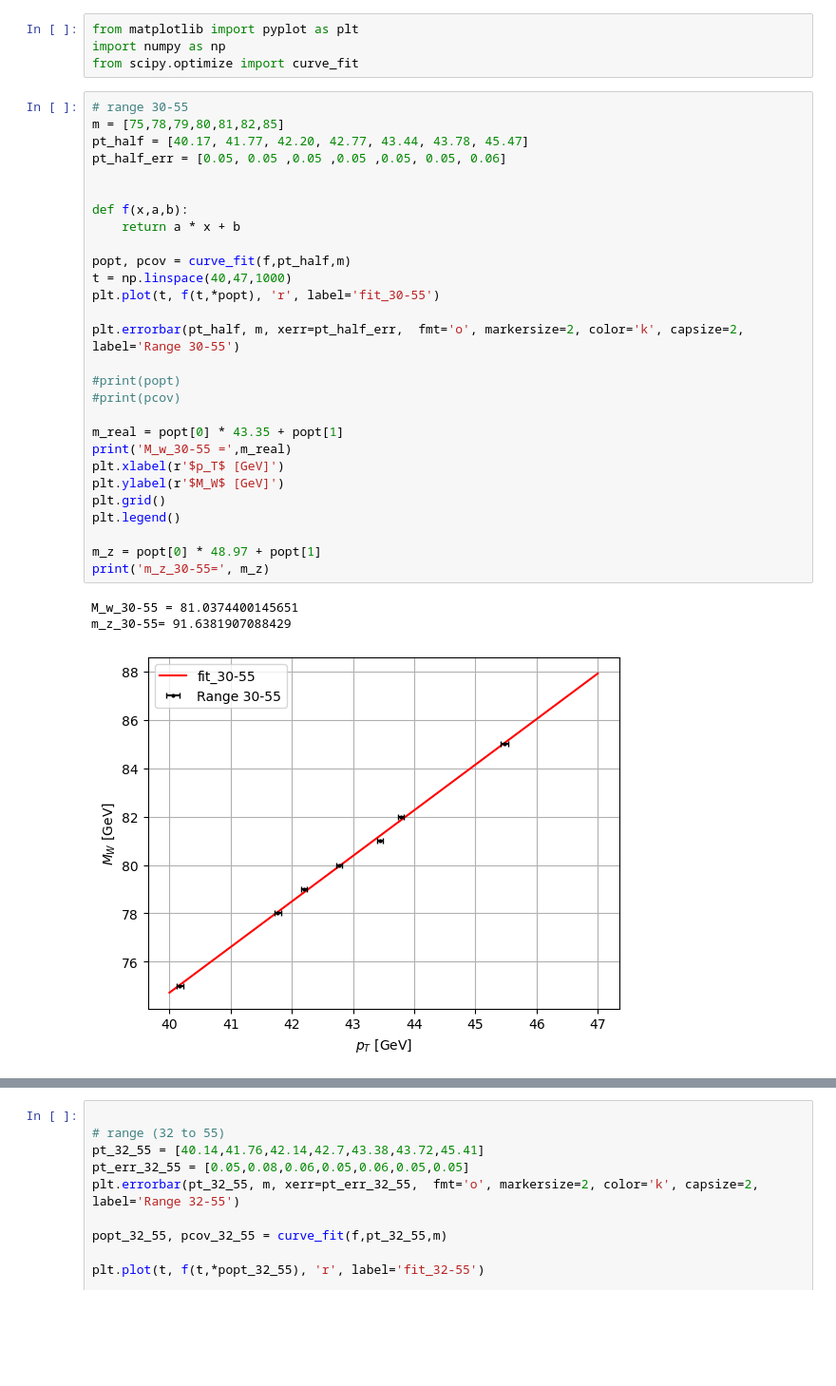
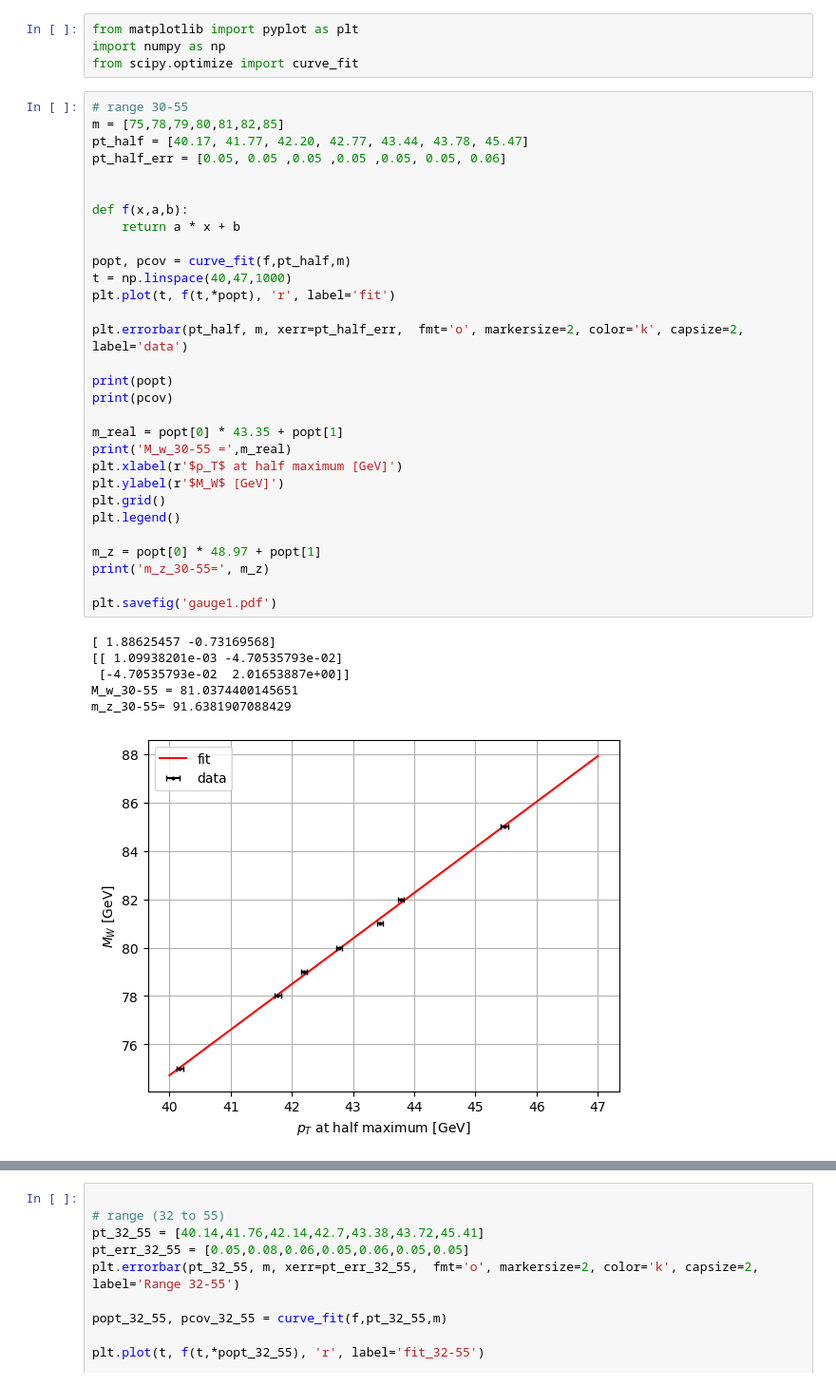
Before and after one commit to benjbrandt/E214, a Jupyter notebook: W_mass/w_mass.ipynb, the cells around one changed output, grey strips where cells are left out. Shown: that part at 95% size. Saved outputs shown, nothing was run; the diff lists cells and outputs as text; blank space fills up the shorter version.

```diff
--- a/W_mass/w_mass.ipynb
+++ b/W_mass/w_mass.ipynb
@@ -5,35 +5,40 @@ from scipy.optimize import curve_fit
 # %%
 # range 30-55
 m = [75,78,79,80,81,82,85]
 pt_half = [40.17, 41.77, 42.20, 42.77, 43.44, 43.78, 45.47]
 pt_half_err = [0.05, 0.05 ,0.05 ,0.05 ,0.05, 0.05, 0.06]
 
 
 def f(x,a,b):
     return a * x + b
 
 popt, pcov = curve_fit(f,pt_half,m)
 t = np.linspace(40,47,1000)
-plt.plot(t, f(t,*popt), 'r', label='fit_30-55')
+plt.plot(t, f(t,*popt), 'r', label='fit')
 
-plt.errorbar(pt_half, m, xerr=pt_half_err,  fmt='o', markersize=2, color='k', capsize=2, label='Range 30-55')
+plt.errorbar(pt_half, m, xerr=pt_half_err,  fmt='o', markersize=2, color='k', capsize=2, label='data')
 
-#print(popt)
-#print(pcov)
+print(popt)
+print(pcov)
 
 m_real = popt[0] * 43.35 + popt[1]
 print('M_w_30-55 =',m_real)
-plt.xlabel(r'$p_T$ [GeV]')
+plt.xlabel(r'$p_T$ at half maximum [GeV]')
 plt.ylabel(r'$M_W$ [GeV]')
 plt.grid()
 plt.legend()
 
 m_z = popt[0] * 48.97 + popt[1]
 print('m_z_30-55=', m_z)
+
+plt.savefig('gauge1.pdf')
 # %% [output]
+[ 1.88625457 -0.73169568]
+[[ 1.09938201e-03 -4.70535793e-02]
+ [-4.70535793e-02  2.01653887e+00]]
 M_w_30-55 = 81.0374400145651
 m_z_30-55= 91.6381907088429
-[figure, old version]
+[figure, new version]
 # %%
 # range (27 to 55)
 pt_27_55 = [40.29,41.84,42.31,42.88,43.54,43.89,45.49]
```
Also changed, not shown: parts of 3 cells of this notebook, 42 other files.
